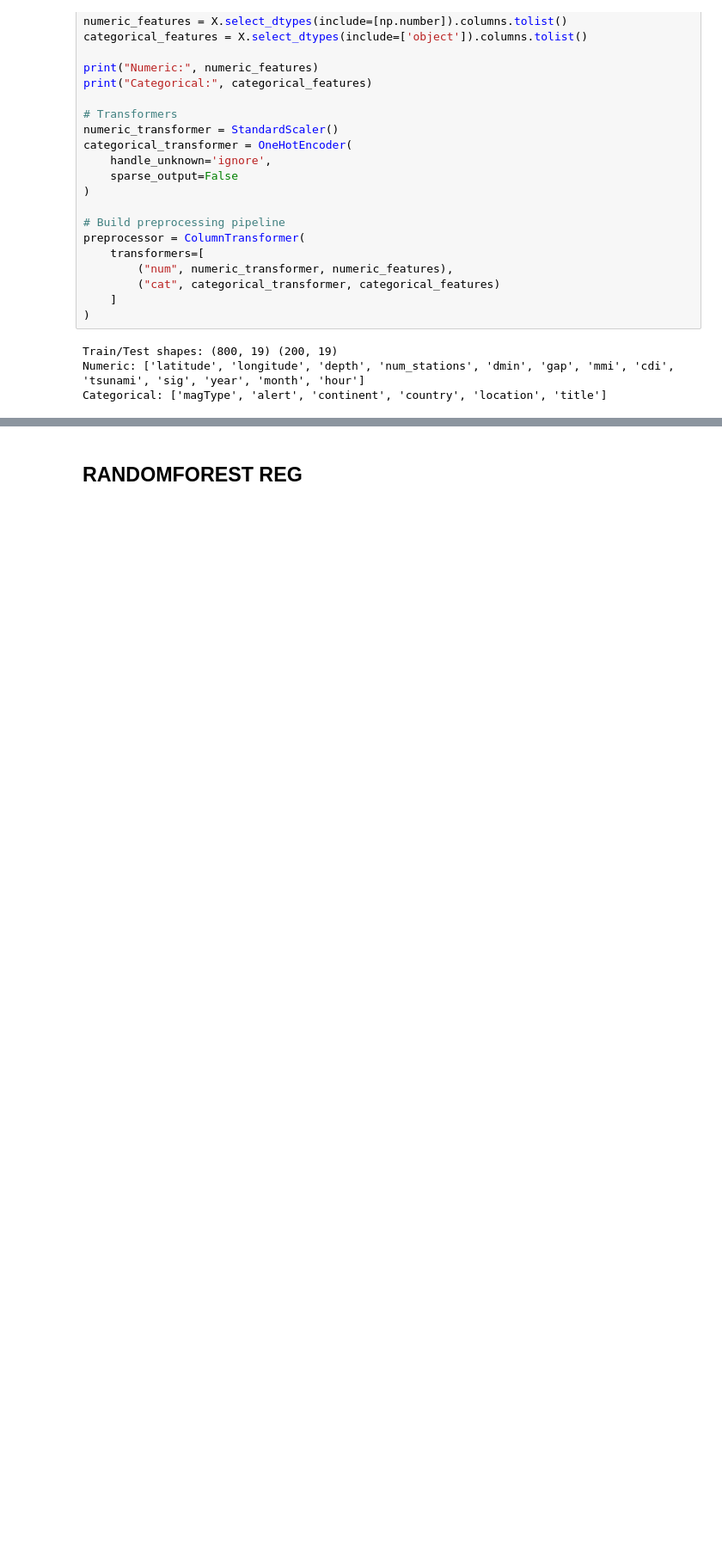
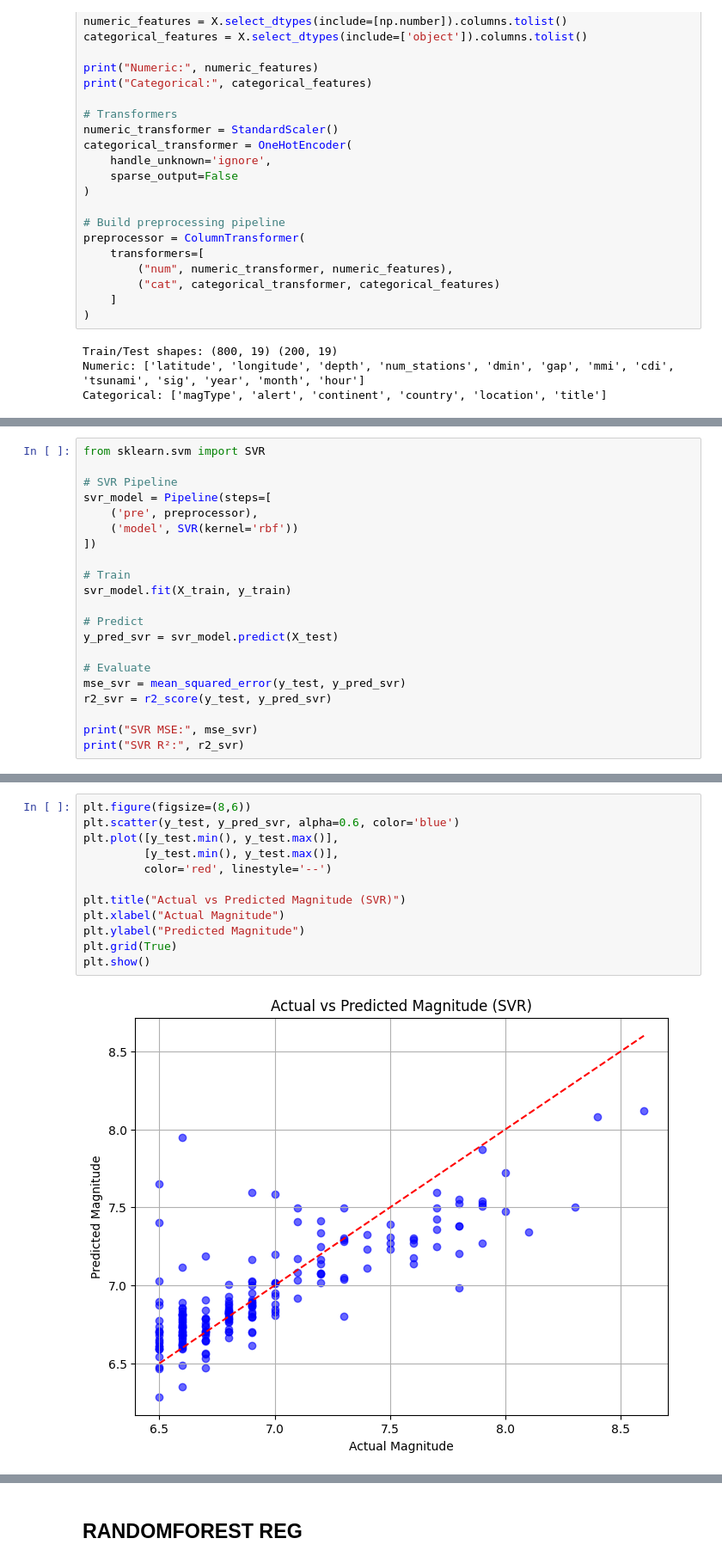
Before and after one commit to Aayush077/ML, a Jupyter notebook: earthquake_predictor.ipynb, the cells around one changed output, grey strips where cells are left out. Shown at 86% size. Drawn from its saved outputs; the diff is of its cells as text; blank space fills up the shorter version.

```diff
--- a/earthquake_predictor.ipynb
+++ b/earthquake_predictor.ipynb
@@ -265,0 +308,21 @@ Categorical: ['magType', 'alert', 'continent', 'country', 'location', 'title']
+# %%
+from sklearn.svm import SVR
+
+# SVR Pipeline
+svr_model = Pipeline(steps=[
+    ('pre', preprocessor),
+    ('model', SVR(kernel='rbf'))
+])
+
+# Train
+svr_model.fit(X_train, y_train)
+
+# Predict
+y_pred_svr = svr_model.predict(X_test)
+
+# Evaluate
+mse_svr = mean_squared_error(y_test, y_pred_svr)
+r2_svr = r2_score(y_test, y_pred_svr)
+
+print("SVR MSE:", mse_svr)
+print("SVR R²:", r2_svr)
@@ -265,0 +334,14 @@ Categorical: ['magType', 'alert', 'continent', 'country', 'location', 'title']
+# %%
+plt.figure(figsize=(8,6))
+plt.scatter(y_test, y_pred_svr, alpha=0.6, color='blue')
+plt.plot([y_test.min(), y_test.max()],
+         [y_test.min(), y_test.max()],
+         color='red', linestyle='--')
+
+plt.title("Actual vs Predicted Magnitude (SVR)")
+plt.xlabel("Actual Magnitude")
+plt.ylabel("Predicted Magnitude")
+plt.grid(True)
+plt.show()
+# %% [output]
+[figure, added]
```
Also changed, not shown: parts of 22 cells of this notebook.
